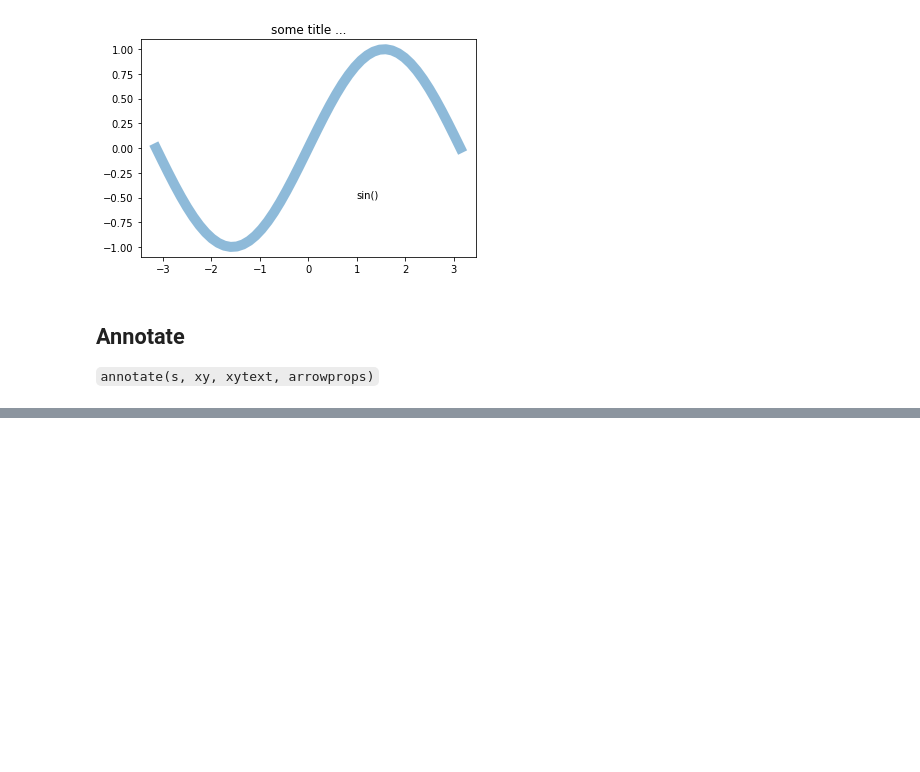
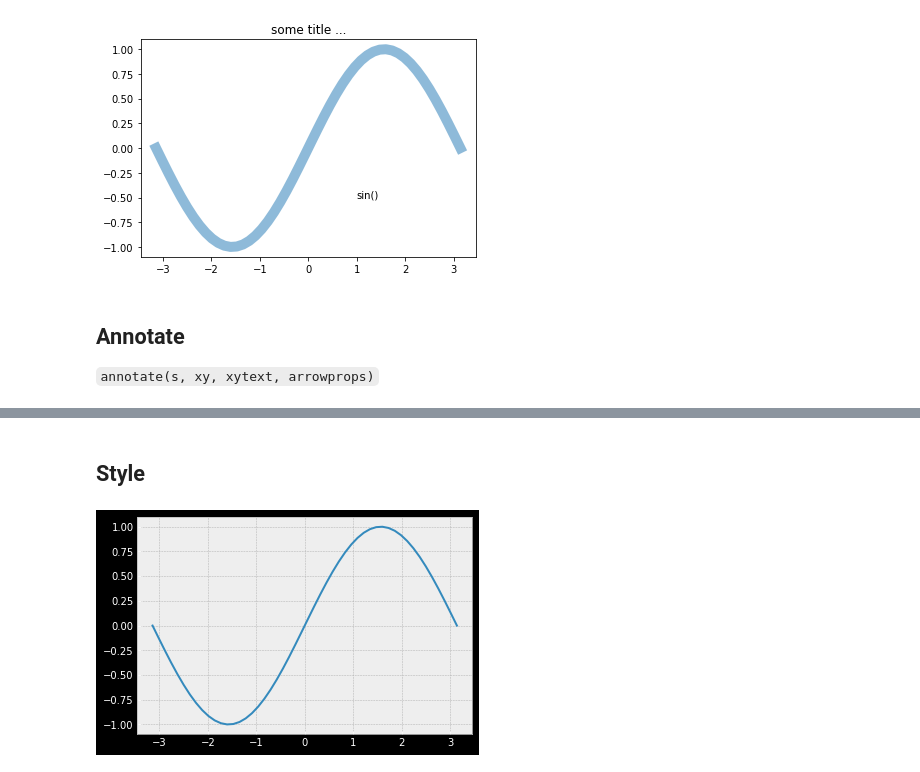
Before and after one commit to zhaochenjin/zproject-0610, a Jupyter notebook: machine_learning_review/matplotlib/lectures/matplotlib.ipynb, the cells around one changed output, grey strips where cells are left out. Drawn from its saved outputs; the diff is of its cells as text; code cells hidden in the pictures; blank space fills up the shorter version.

```diff
--- a/machine_learning_review/matplotlib/lectures/matplotlib.ipynb
+++ b/machine_learning_review/matplotlib/lectures/matplotlib.ipynb
@@ -202,3 +204,5 @@ plt.annotate('zero point',
 plt.show()
 # %% [output]
 [figure]
+# %% [markdown]
+## Style
@@ -204,0 +211,6 @@ plt.show()
+# %%
+plt.style.use('dark_background')  # 'bmh', 'dark_background', 'ggplot', 'fivethirtyeight', 'grayscale'
+plt.plot(x, y)
+plt.show()
+# %% [output]
+[figure, added]
```
Also changed, not shown: parts of 25 cells of this notebook, 19 other files.
